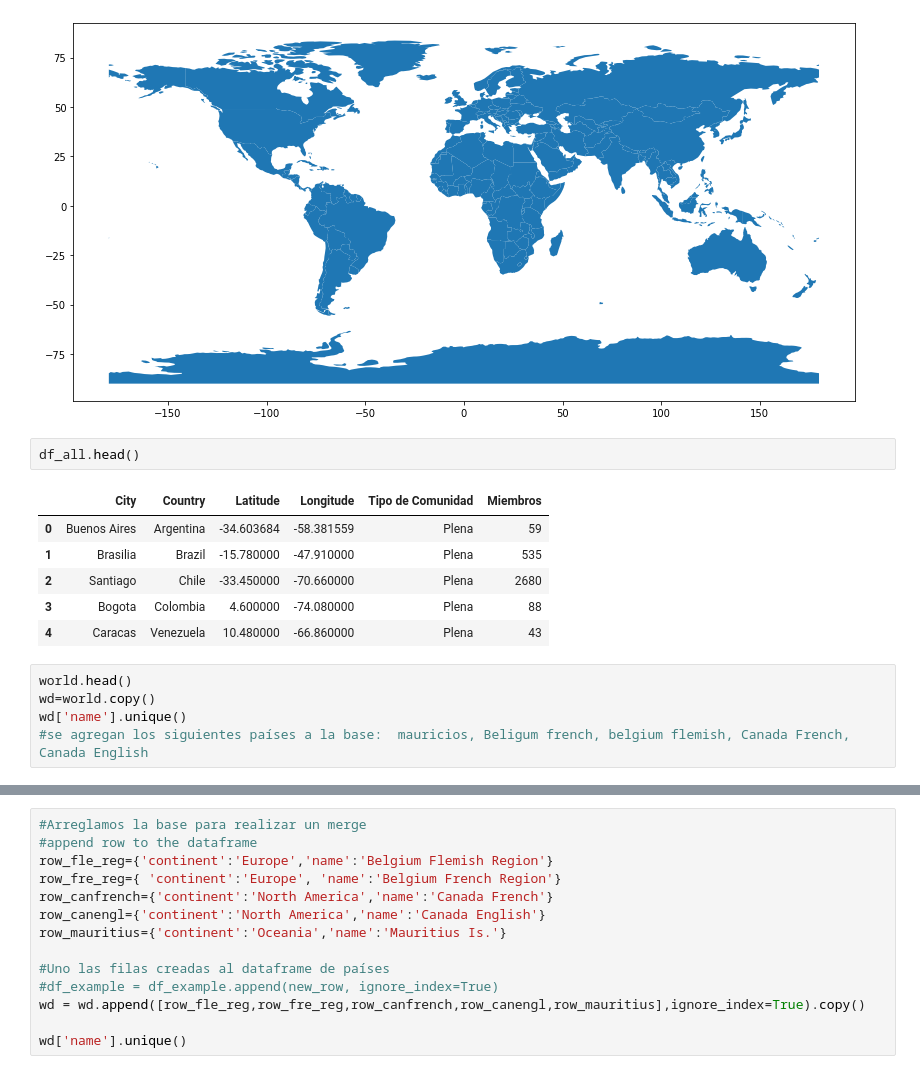
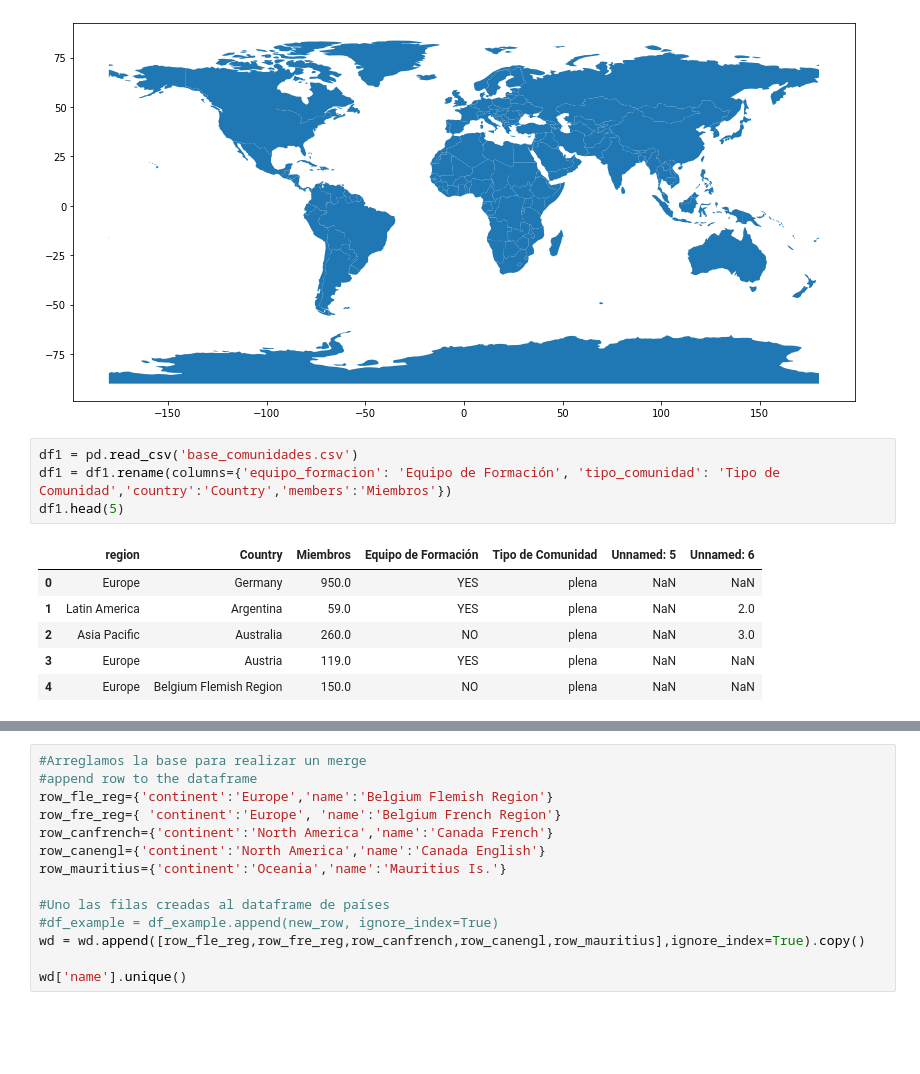
Before and after one commit to descandon88/cvx-clc-data-analysis, a Jupyter notebook: cvx_comunidad_analisis.ipynb, the cells around one changed output, grey strips where cells are left out. Saved outputs shown, nothing was run; the diff lists cells and outputs as text; blank space fills up the shorter version.

```diff
--- a/cvx_comunidad_analisis.ipynb
+++ b/cvx_comunidad_analisis.ipynb
@@ -103,17 +132,14 @@ world.plot(figsize=(14,10))
 # %% [output]
 <matplotlib.axes._subplots.AxesSubplot at 0x...>
 [figure]
-# %%
-df_all.head()
-# %% [output]
-|  | City | Country | Latitude | Longitude | Tipo de Comunidad | Miembros |
-| 0 | Buenos Aires | Argentina | -34.603684 | -58.381559 | Plena | 59 |
-| 1 | Brasilia | Brazil | -15.780000 | -47.910000 | Plena | 535 |
-| 2 | Santiago | Chile | -33.450000 | -70.660000 | Plena | 2680 |
-| 3 | Bogota | Colombia | 4.600000 | -74.080000 | Plena | 88 |
-| 4 | Caracas | Venezuela | 10.480000 | -66.860000 | Plena | 43 |
-# %%
-world.head()
-wd=world.copy()
-wd['name'].unique()
-#se agregan los siguientes países a la base:  mauricios, Beligum french, belgium flemish, Canada French, Canada English
+# %%
+df1 = pd.read_csv('base_comunidades.csv')
+df1 = df1.rename(columns={'equipo_formacion': 'Equipo de Formación', 'tipo_comunidad': 'Tipo de Comunidad','country':'Country','members':'Miembros'})
+df1.head(5)
+# %% [output]
+|  | region | Country | Miembros | Equipo de Formación | Tipo de Comunidad | Unnamed: 5 | Unnamed: 6 |
+| 0 | Europe | Germany | 950.0 | YES | plena | NaN | NaN |
+| 1 | Latin America | Argentina | 59.0 | YES | plena | NaN | 2.0 |
+| 2 | Asia Pacific | Australia | 260.0 | NO | plena | NaN | 3.0 |
+| 3 | Europe | Austria | 119.0 | YES | plena | NaN | NaN |
+| 4 | Europe | Belgium Flemish Region | 150.0 | NO | plena | NaN | NaN |
```
Also changed, not shown: parts of 25 cells of this notebook.
